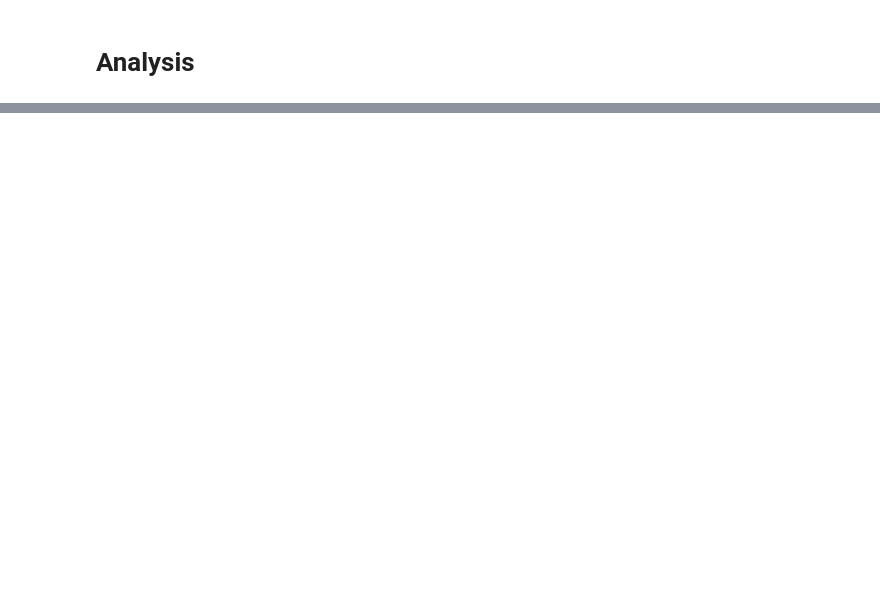
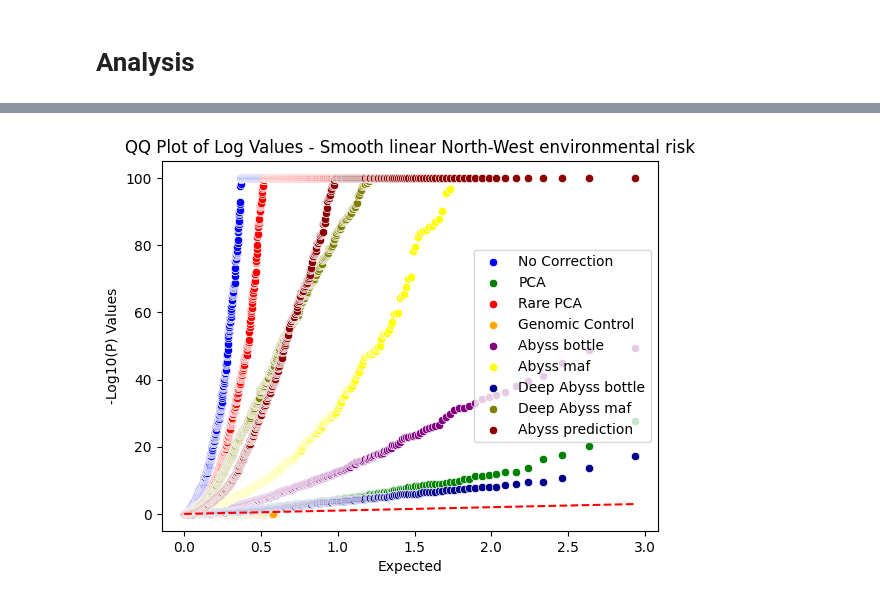
Before and after one commit to mat2m10/abyss_simulation, a Jupyter notebook: 09 Analysis only environment.ipynb, the cells around one changed output, grey strips where cells are left out. Drawn from its saved outputs; the diff is of its cells as text; code cells hidden in the pictures; blank space fills up the shorter version.

```diff
--- a/09 Analysis only environment.ipynb
+++ b/09 Analysis only environment.ipynb
@@ -127,7 +120,7 @@ df_rare_PCs = rare_pc(complete, y , PC_veryrare, rare_pc_columns)
 # %%
 # PCA
 PC_common= pd.read_pickle(f"data/G{G}_L{L}_c{c}_k{k}_M{M}/phenotype/PCs/common_genotype_AF_{common_threshold_L}_{common_threshold_H}.pkl")
-df_PCs = rare_pc(complete, y , PC_common, pc_columns)
+df_PCs = pc(complete, y , PC_common, pc_columns)
 # %%
 # Genomic control
 df_GC = gc(df_no_corr)
@@ -159,0 +174,7 @@ deep_abyss_bottle = deep_bottleneck_model(tf.convert_to_tensor(complete*2 - 1, d
+# %%
+temp12 = pd.merge(temp1, temp2, left_index=True, right_index=True)
+temp34 = pd.merge(temp3, temp4, left_index=True, right_index=True)
+final_merged = pd.merge(temp12, temp34, left_index=True, right_index=True)
+# %%
+final_merged = pd.merge(final_merged, df_deep_abyss_pred, left_index=True, right_index=True)
+final_merged
@@ -159,0 +195,41 @@ deep_abyss_bottle = deep_bottleneck_model(tf.convert_to_tensor(complete*2 - 1, d
+# %%
+# Plot log10_p_no_corr
+sns.scatterplot(x='expected_logP', y='logPs_no_corr', data=final_merged, color='blue', label='No Correction')
+
+# Plot log10_p_PCs
+sns.scatterplot(x='expected_logP', y='logPs_common_PCs', data=final_merged, color='green', label='PCA')
+
+# Plot log10_p_rare_PCs
+sns.scatterplot(x='expected_logP', y='logPs_rare_PCs', data=final_merged, color='red', label='Rare PCA')
+
+sns.scatterplot(x='expected_logP', y='logPs_GC', data=final_merged, color='orange', label='Genomic Control')
+
+sns.scatterplot(x='expected_logP', y='logPs_abyss_bottle', data=final_merged, color='purple', label='Abyss bottle')
+
+sns.scatterplot(x='expected_logP', y='logPs_abyss_maf', data=final_merged, color='yellow', label='Abyss maf')
+
+sns.scatterplot(x='expected_logP', y='logPs_deep_abyss_bottle', data=final_merged, color='darkblue', label='Deep Abyss bottle')
+
+sns.scatterplot(x='expected_logP', y='logPs_deep_abyss_maf', data=final_merged, color='olive', label='Deep Abyss maf')
+
+sns.scatterplot(x='expected_logP', y='logPs_deep_abyss_pred', data=final_merged, color='darkred', label='Abyss prediction')
+
+
+
+# Plot diagonal reference line
+plt.plot([min(final_merged['expected_logP']), max(final_merged['expected_logP'])],
+         [min(final_merged['expected_logP']), max(final_merged['expected_logP'])],
+         color='red', linestyle='--')
+
+# Set plot labels and title
+plt.xlabel('Expected')
+plt.ylabel('-Log10(P) Values')
+plt.title(f"QQ Plot of Log Values - {naming_dict[name_risk]}")
+
+# Show legend
+plt.legend()
+#plt.savefig(f"data/plots/qq_pheno_{name_risk}_iter_{iterations}_G{G}_L{L}_c{c}_k{k}_M{M}.png", dpi=100)
+# Show plot
+plt.show()
+# %% [output]
+[figure, added]
```
Also changed, not shown: parts of 13 cells of this notebook, 5 other files.
